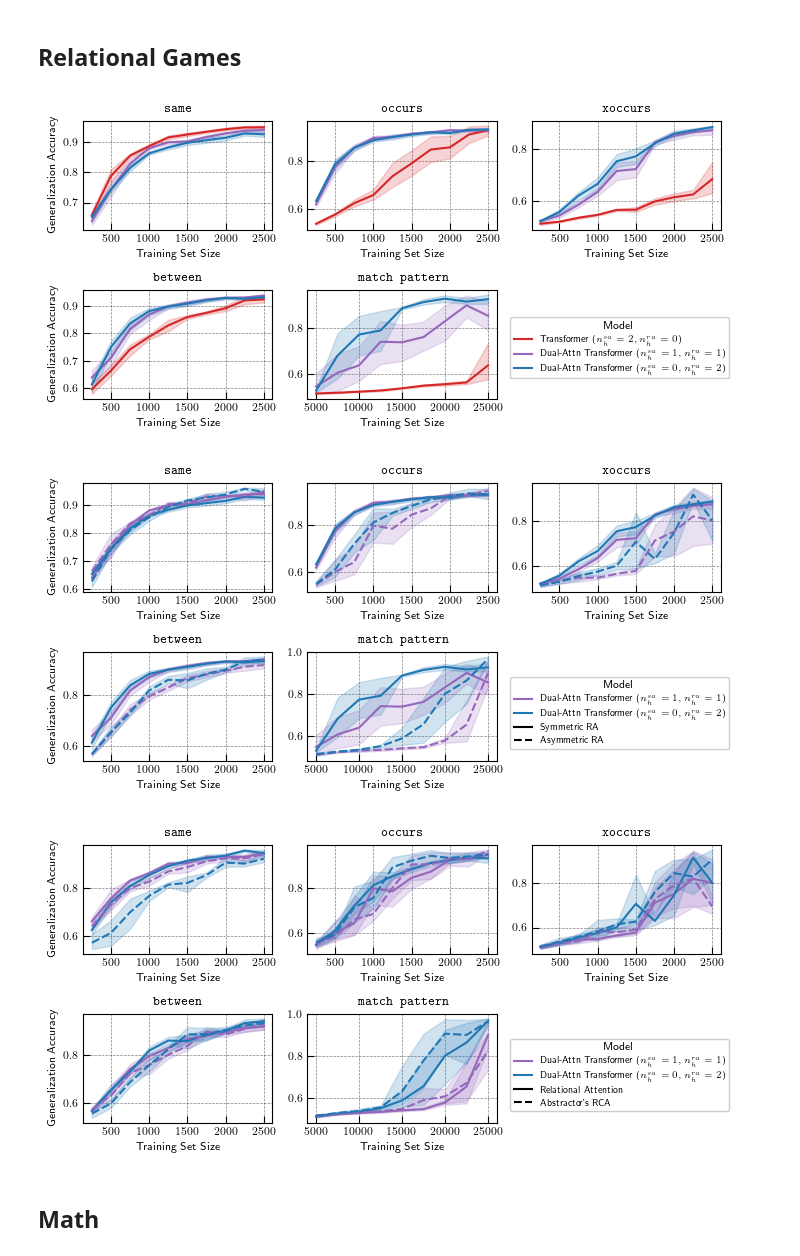
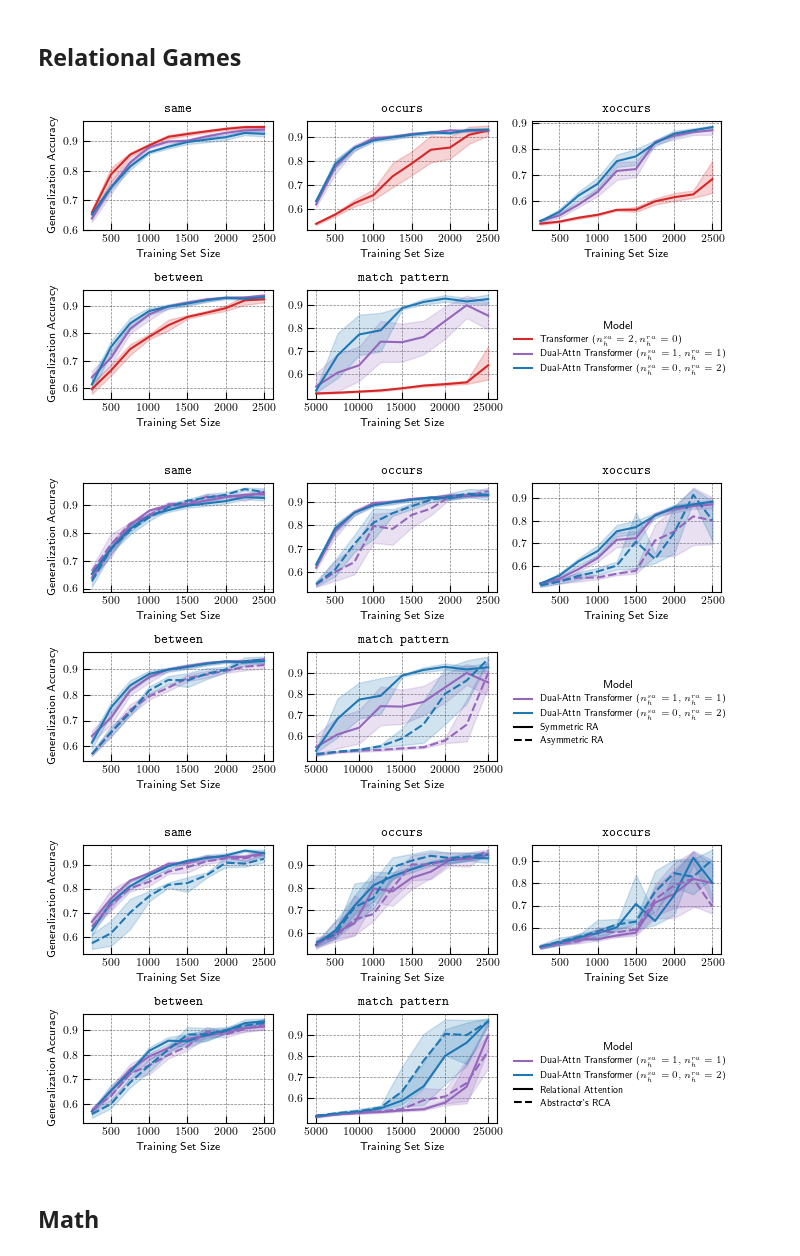
Before and after one commit to Awni00/abstract_transformer, a Jupyter notebook: figure_generation/figure_generation.ipynb, the cells around one changed output. Cells and saved outputs as stored; diff of their text form; code cells hidden in the pictures.

```diff
--- a/figure_generation/figure_generation.ipynb
+++ b/figure_generation/figure_generation.ipynb
@@ -125,17 +125,18 @@ for i, task in enumerate(tasks):
     sns.lineplot(ax_data, ax=ax, x='Training Set Size', y='Generalization Accuracy', hue='Model', legend=False,  palette=color_map_,
         # estimator='mean', errorbar=('se', 1.96))
         estimator='mean', errorbar=('ci', 95))
+    ax.set_yticks([0.6, 0.7, 0.8, 0.9])
     ax.set_title(task)
     if (i%3) != 0:
         ax.set_ylabel('')
     axes.append(ax)
 
 # fig.legend(handles=ax.get_lines(), labels=models,  loc=(0.65, 0.175), fontsize='medium', title='Model')
-fig.legend(handles=ax.get_lines(), labels=models,  loc=(0.675, 0.175), fontsize='small', title='Model')
+fig.legend(handles=ax.get_lines(), labels=models, loc=(0.675, 0.175), fontsize='small', title='Model', frameon=False)
 fig.set_tight_layout(True)
-fig.savefig(f'{save_dir}/relgames/relgames_learning_curves.pdf')
+# fig.savefig(f'{save_dir}/relgames/relgames_learning_curves.pdf')
 # %% [output]
-[figure, old version]
+[figure, new version]
 # %%
 fig = plt.figure(figsize=(7,3.5))
 
@@ -153,6 +154,7 @@ for i, task in enumerate(tasks):
         # estimator='mean', errorbar=('se', 1.96))
         estimator='mean', errorbar=('ci', 95))
     ax.set_title(task)
+    ax.set_yticks([0.6, 0.7, 0.8, 0.9])
     if (i%3) != 0:
         ax.set_ylabel('')
     axes.append(ax)
@@ -164,44 +166,45 @@ legend_elements = [*ax.get_lines()[:2], Line2D([0], [0], color='black', linestyl
 legend_labels = [*models[1:3], 'Symmetric RA', 'Asymmetric RA']
 
 # fig.legend(handles=legend_elements, labels=legend_labels,  loc=(0.720, 0.15), fontsize='small', title='Model')
-fig.legend(handles=legend_elements, labels=legend_labels,  loc=(0.675, 0.15), fontsize='small', title='Model')
+fig.legend(handles=legend_elements, labels=legend_labels,  loc=(0.675, 0.15), fontsize='small', title='Model', frameon=False)
 fig.set_tight_layout(True)
-fig.savefig(f'{save_dir}/relgames/relgames_learning_curves_symmetry_ablation.pdf')
+# fig.savefig(f'{save_dir}/relgames/relgames_learning_curves_symmetry_ablation.pdf')
 # %% [output]
-[figure, old version]
+[figure, new version]
 # %%
 fig = plt.figure(figsize=(7,3.5))
 
 axes = []
 for i, task in enumerate(tasks):
     # task filter
     task_filter = figure_data.Task == task
     ax_data = figure_data.copy()[task_filter]
     # config filter
     ax_data = ax_data[ax_data['Symmetric RA']==False]
 
     ax = fig.add_subplot(2, 3, i+1)
     sns.lineplot(ax_data, ax=ax, x='Training Set Size', y='Generalization Accuracy', hue='Model', style='rca_type', style_order=['disentangled_v2', 'standard'], legend=False,  palette=color_map_,
         # estimator='mean', errorbar=('se', 1.96))
         estimator='mean', errorbar=('ci', 95))
     ax.set_title(task)
+    ax.set_yticks([0.6, 0.7, 0.8, 0.9])
     if (i%3) != 0:
         ax.set_ylabel('')
     axes.append(ax)
 
 # fig.legend(handles=ax.get_lines(), labels=models,  loc=(0.65, 0.15), fontsize='medium', title='Model')
 # create custom legend
 from matplotlib.lines import Line2D
 legend_elements = [*ax.get_lines()[:2], Line2D([0], [0], color='black', linestyle='-', label='Symmetric RA'), Line2D([0], [0], color='black', linestyle='--', label='Asymmetric RA')]
 # legend_labels = ['$n_h^{{sa}}=1, n_h^{{ra}}=1$', '$n_h^{{sa}}=0, n_h^{{ra}}=2$', 'Disentangled Relational Attention', "Abstractor's RCA"]
 legend_labels = [f'{our_model_name} ($n_h^{{sa}}=1, n_h^{{ra}}=1$)', f'{our_model_name} ($n_h^{{sa}}=0, n_h^{{ra}}=2$)', 'Relational Attention', "Abstractor's RCA"]
 
 # fig.legend(handles=legend_elements, labels=legend_labels,  loc=(0.69, 0.15), fontsize='medium', title='Model')
-fig.legend(handles=legend_elements, labels=legend_labels,  loc=(0.675, 0.15), fontsize='small', title='Model')
+fig.legend(handles=legend_elements, labels=legend_labels,  loc=(0.675, 0.15), fontsize='small', title='Model', frameon=False)
 fig.set_tight_layout(True)
-fig.savefig(f'{save_dir}/relgames/relgames_learning_curves_rcatype_ablation.pdf')
+# fig.savefig(f'{save_dir}/relgames/relgames_learning_curves_rcatype_ablation.pdf')
 # %% [output]
-[figure, old version]
+[figure, new version]
 # %% [markdown]
 ## Math
 # %%
```
Also changed, not shown: parts of 5 cells of this notebook.
